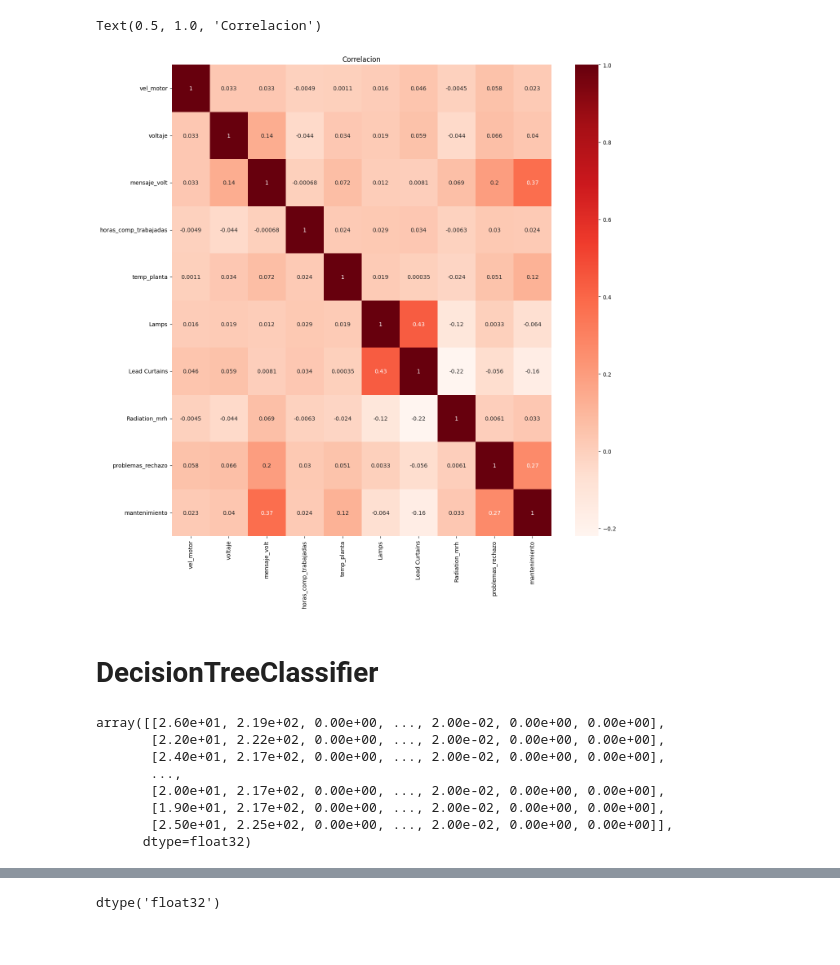
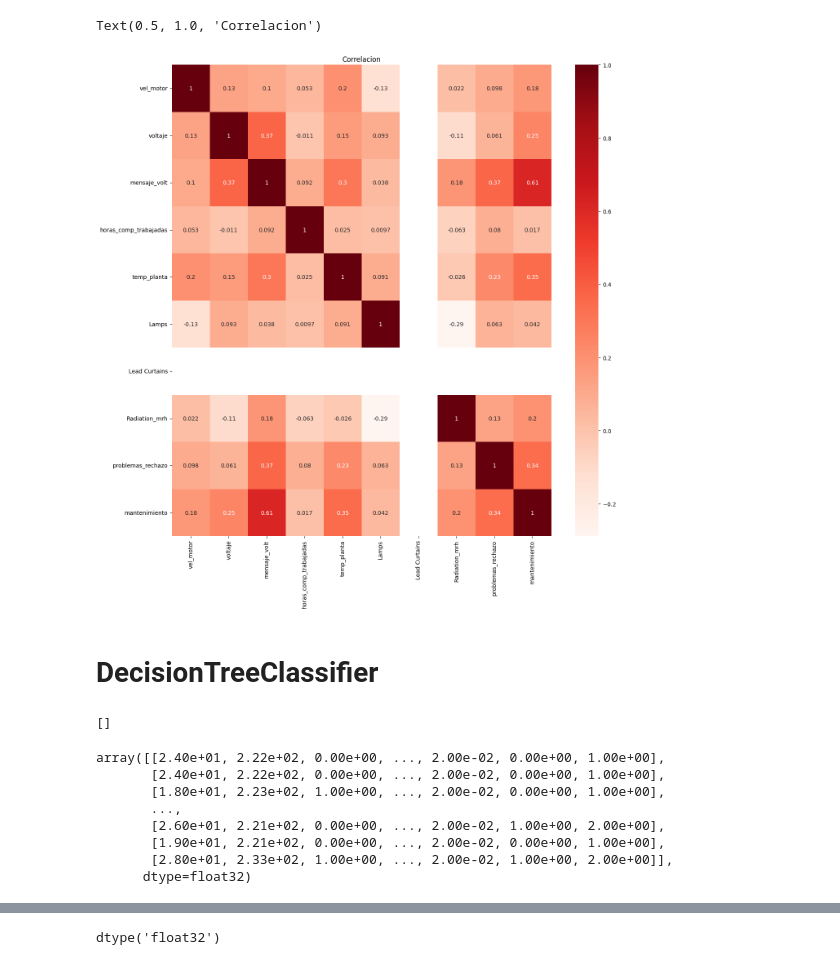
Before and after one commit to JorgeMoGlz/proyecto-seminario, a Jupyter notebook: Untitled.ipynb, the cells around one changed output, grey strips where cells are left out. Cells and saved outputs as stored; diff of their text form; code cells hidden in the pictures.

```diff
--- a/Untitled.ipynb
+++ b/Untitled.ipynb
@@ -23,5 +30,6 @@ from sklearn.tree import DecisionTreeClassifier
 # %%
 df_E162533 = pd.read_excel("./datasets/equipo-E162533.xlsx")
+df_E162533_original = df_E162533
 df_E162533 = df_E162533.set_index("fecha")
 df_E162533
 # %% [output]
@@ -59,0 +68,2 @@ df_mantenimiento
+# %%
+df_E162533_original.drop(df_E162533_original.loc[df_E162533_original['mantenimiento']==0].index, inplace=True)
@@ -60,11 +86,26 @@ df_mantenimiento
 # %%
 features = ["vel_motor","voltaje","mensaje_volt","horas_comp_trabajadas","temp_planta","Lamps","Lead Curtains", "Radiation_mrh","problemas_rechazo"]
+# %%
+df_E162533_original = df_E162533_original[['vel_motor',
+ 'voltaje',
+ 'mensaje_volt',
+ 'horas_comp_trabajadas',
+ 'temp_planta',
+ 'Lamps',
+ 'Lead Curtains',
+ 'Radiation_mrh',
+ 'problemas_rechazo',
+ 'mantenimiento']]
 # %%
 plt.figure(figsize=(15,15))
-sns.heatmap(df_mantenimiento.corr(), annot=True, annot_kws={'size':10}, cmap='Reds' )
+sns.heatmap(df_E162533_original.corr(), annot=True, annot_kws={'size':10}, cmap='Reds' )
 plt.title("Correlacion")
 # %% [output]
 Text(0.5, 1.0, 'Correlacion')
-[figure, old version]
+[figure, new version]
 # %% [markdown]
 # DecisionTreeClassifier
+# %%
+list(df_E162533_original.columns[1:-10])
+# %% [output]
+[]
@@ -71,16 +123,16 @@ Text(0.5, 1.0, 'Correlacion')
 # %%
 # define dataset
-mantenimiento_valores = df_mantenimiento.values
+# mantenimiento_valores = df_E162533_original[[list(df_E162533_original.columns[1:])]].values
 mantenimiento_valores_float =  mantenimiento_valores.astype("float32")
 mantenimiento_valores_float
 # %% [output]
-array([[2.60e+01, 2.19e+02, 0.00e+00, ..., 2.00e-02, 0.00e+00, 0.00e+00],
-       [2.20e+01, 2.22e+02, 0.00e+00, ..., 2.00e-02, 0.00e+00, 0.00e+00],
-       [2.40e+01, 2.17e+02, 0.00e+00, ..., 2.00e-02, 0.00e+00, 0.00e+00],
+array([[2.40e+01, 2.22e+02, 0.00e+00, ..., 2.00e-02, 0.00e+00, 1.00e+00],
+       [2.40e+01, 2.22e+02, 0.00e+00, ..., 2.00e-02, 0.00e+00, 1.00e+00],
+       [1.80e+01, 2.23e+02, 1.00e+00, ..., 2.00e-02, 0.00e+00, 1.00e+00],
        ...,
-       [2.00e+01, 2.17e+02, 0.00e+00, ..., 2.00e-02, 0.00e+00, 0.00e+00],
-       [1.90e+01, 2.17e+02, 0.00e+00, ..., 2.00e-02, 0.00e+00, 0.00e+00],
-       [2.50e+01, 2.25e+02, 0.00e+00, ..., 2.00e-02, 0.00e+00, 0.00e+00]],
+       [2.60e+01, 2.21e+02, 0.00e+00, ..., 2.00e-02, 1.00e+00, 2.00e+00],
+       [1.90e+01, 2.21e+02, 0.00e+00, ..., 2.00e-02, 0.00e+00, 1.00e+00],
+       [2.80e+01, 2.33e+02, 1.00e+00, ..., 2.00e-02, 1.00e+00, 2.00e+00]],
       dtype=float32)
 # %%
 mantenimiento_valores_float.shape
```
Also changed, not shown: parts of 71 cells of this notebook, 3 other files.
